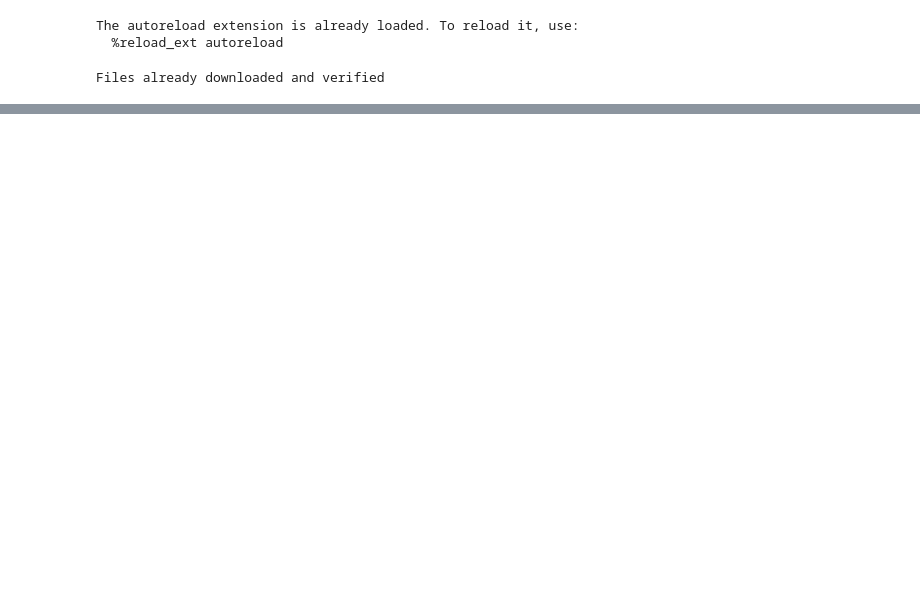
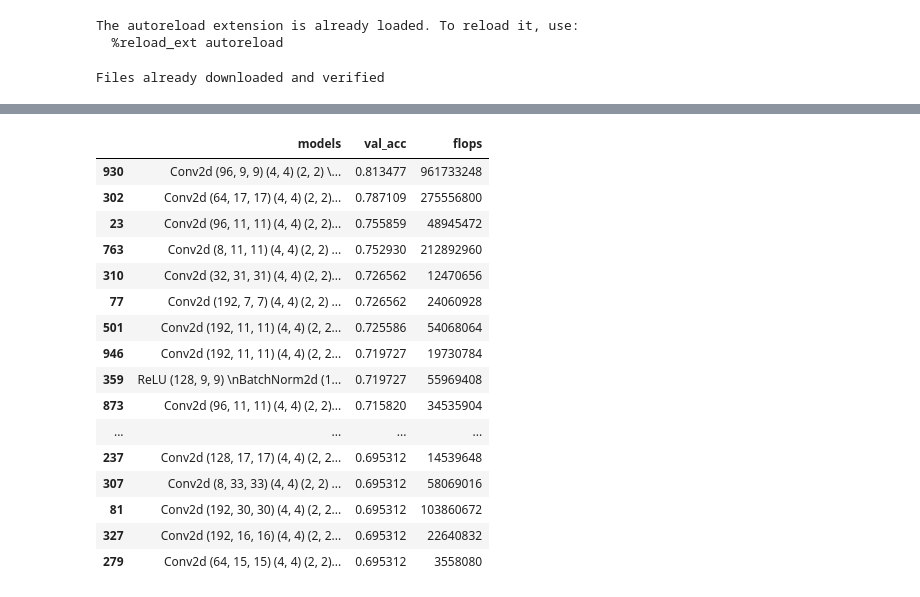
Before and after one commit to alkorolyov/sophius, a Jupyter notebook: notebooks/05_generate_models.ipynb, the cells around one changed output, grey strips where cells are left out. Cells and saved outputs as stored; diff of their text form; code cells hidden in the pictures; blank space fills up the shorter version.

```diff
--- a/notebooks/05_generate_models.ipynb
+++ b/notebooks/05_generate_models.ipynb
@@ -135,0 +148,37 @@ df
+# %%
+df.sort_values(by='val_acc', ascending=False, inplace=True)
+# %%
+from sophius.encode import Encoder, str_to_vec
+from sophius.templates import ModelTmpl_, LinearTmpl
+
+encoder = Encoder()
+
+def decode(arr):
+    templates = []
+    for vec in arr:
+        templates.append(encoder.decode_template(vec))
+    templates.append(LinearTmpl())
+    return ModelTmpl_((3, 32, 32), 10, *templates)
+
+
+df['models'] = df['hex_str'][:20].apply(str_to_vec).apply(decode)
+# %%
+df[['models', 'val_acc', 'flops']].dropna()
+# %% [output]
+|  | models | val_acc | flops |
+| 930 | Conv2d (96, 9, 9) (4, 4) (2, 2) \... | 0.813477 | 961733248 |
+| 302 | Conv2d (64, 17, 17) (4, 4) (2, 2)... | 0.787109 | 275556800 |
+| 23 | Conv2d (96, 11, 11) (4, 4) (2, 2)... | 0.755859 | 48945472 |
+| 763 | Conv2d (8, 11, 11) (4, 4) (2, 2) ... | 0.752930 | 212892960 |
+| 310 | Conv2d (32, 31, 31) (4, 4) (2, 2)... | 0.726562 | 12470656 |
+| 77 | Conv2d (192, 7, 7) (4, 4) (2, 2) ... | 0.726562 | 24060928 |
+| 501 | Conv2d (192, 11, 11) (4, 4) (2, 2... | 0.725586 | 54068064 |
+| 946 | Conv2d (192, 11, 11) (4, 4) (2, 2... | 0.719727 | 19730784 |
+| 359 | ReLU (128, 9, 9) \nBatchNorm2d (1... | 0.719727 | 55969408 |
+| 873 | Conv2d (96, 11, 11) (4, 4) (2, 2)... | 0.715820 | 34535904 |
+| ... | ... | ... | ... |
+| 237 | Conv2d (128, 17, 17) (4, 4) (2, 2... | 0.695312 | 14539648 |
+| 307 | Conv2d (8, 33, 33) (4, 4) (2, 2) ... | 0.695312 | 58069016 |
+| 81 | Conv2d (192, 30, 30) (4, 4) (2, 2... | 0.695312 | 103860672 |
+| 327 | Conv2d (192, 16, 16) (4, 4) (2, 2... | 0.695312 | 22640832 |
+| 279 | Conv2d (64, 15, 15) (4, 4) (2, 2)... | 0.695312 | 3558080 |
```
Also changed, not shown: parts of 9 cells of this notebook, 11 other files.
